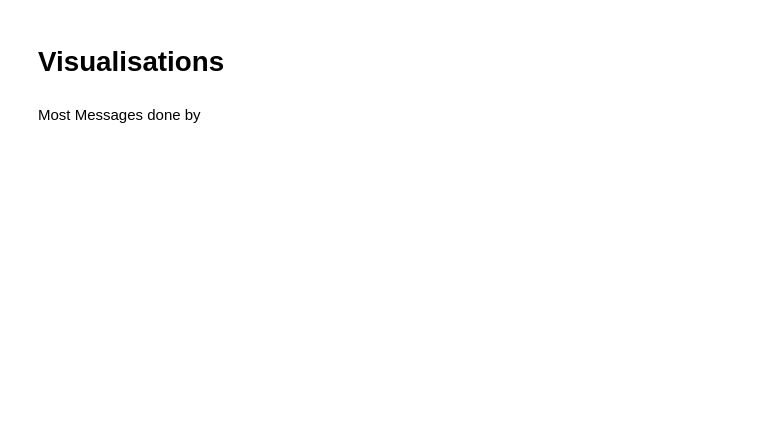
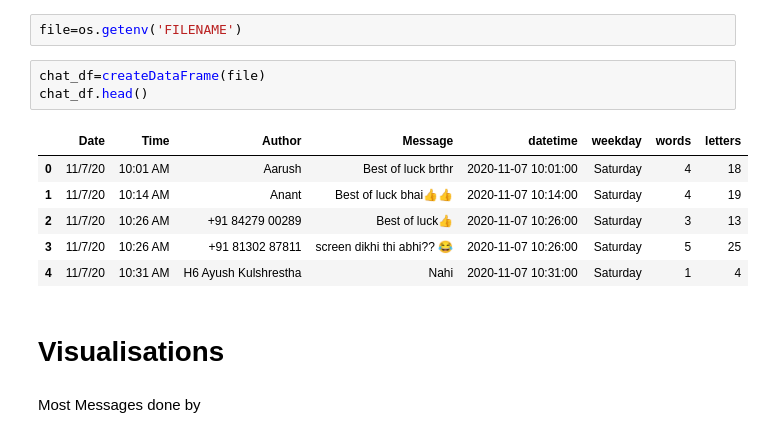
Before and after one commit to Aarush2k1/whatsapp_chat_stats, a Jupyter notebook: main.ipynb, the cells around one changed output. Saved outputs shown, nothing was run; the diff lists cells and outputs as text; blank space fills up the shorter version.

```diff
--- a/main.ipynb
+++ b/main.ipynb
@@ -129,3 +111,15 @@ chat_df
+# %%
+file=os.getenv('FILENAME')
+# %%
+chat_df=createDataFrame(file)
+chat_df.head()
+# %% [output]
+|  | Date | Time | Author | Message | datetime | weekday | words | letters |
+| 0 | 11/7/20 | 10:01 AM | Aarush | Best of luck brthr | 2020-11-07 10:01:00 | Saturday | 4 | 18 |
+| 1 | 11/7/20 | 10:14 AM | Anant | Best of luck bhai👍👍 | 2020-11-07 10:14:00 | Saturday | 4 | 19 |
+| 2 | 11/7/20 | 10:26 AM | +91 84279 00289 | Best of luck👍 | 2020-11-07 10:26:00 | Saturday | 3 | 13 |
+| 3 | 11/7/20 | 10:26 AM | +91 81302 87811 | screen dikhi thi abhi?? 😂 | 2020-11-07 10:26:00 | Saturday | 5 | 25 |
+| 4 | 11/7/20 | 10:31 AM | H6 Ayush Kulshrestha | Nahi | 2020-11-07 10:31:00 | Saturday | 1 | 4 |
 # %% [markdown]
 # Visualisations
 # %% [markdown]
```
Also changed, not shown: parts of 8 cells of this notebook, 1 other file.
